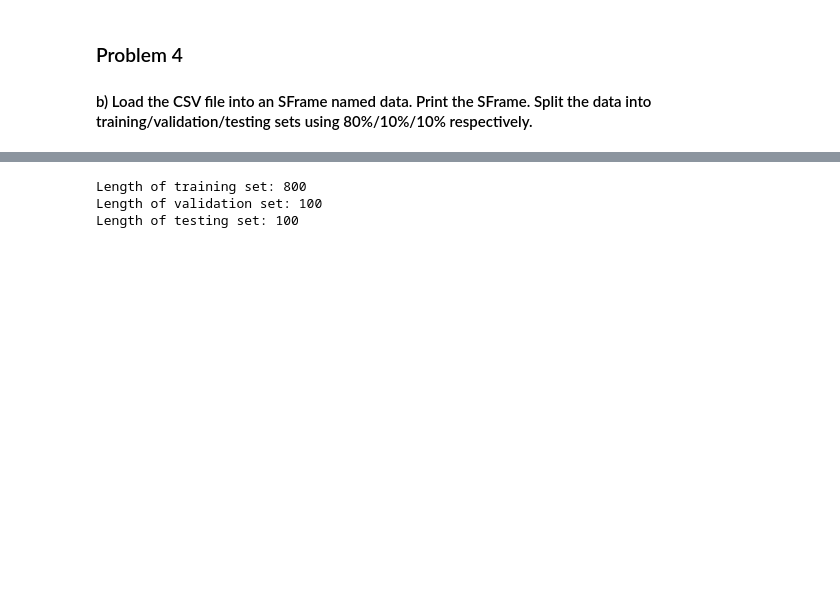
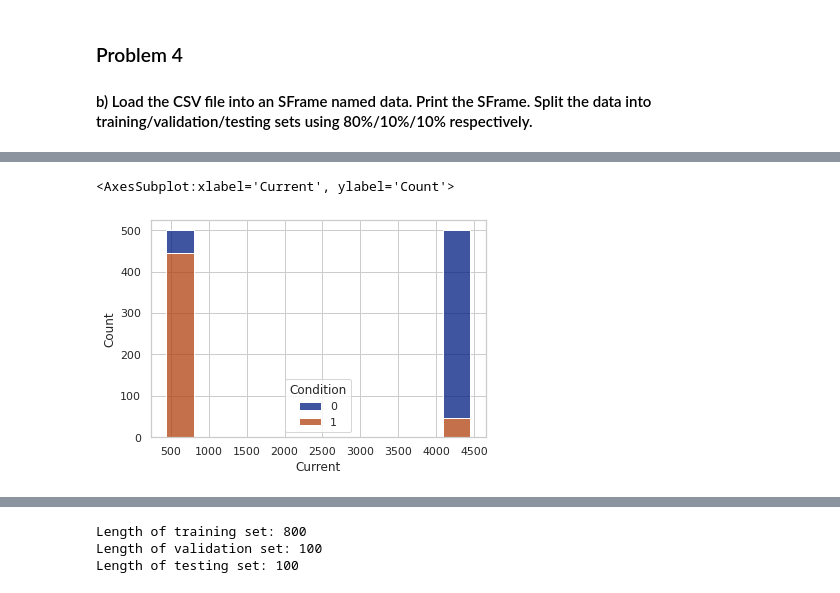
Before and after one commit to wpjerrykwok/rrc_academic, a Jupyter notebook: comp2704_supervised_machine_learning/assignment_03/SML_a3_q4.ipynb, the cells around one changed output, grey strips where cells are left out. Drawn from its saved outputs; the diff is of its cells as text; code cells hidden in the pictures; blank space fills up the shorter version.

```diff
--- a/comp2704_supervised_machine_learning/assignment_03/SML_a3_q4.ipynb
+++ b/comp2704_supervised_machine_learning/assignment_03/SML_a3_q4.ipynb
@@ -68,0 +108,8 @@ train_data, test_validate_data = data.random_split(.8, seed=0, exact=True)
+# %%
+# show histogram of Current, with different color on Condition
+# we can see Current appear at two ends
+# Smaller end has majority in Condition 1 while larger end has majority in Condition 0
+sns.histplot(data=data_pd, x="Current", hue="Condition", multiple="stack")
+# %% [output]
+<AxesSubplot:xlabel='Current', ylabel='Count'>
+[figure, added]
```
Also changed, not shown: parts of 72 cells of this notebook.
